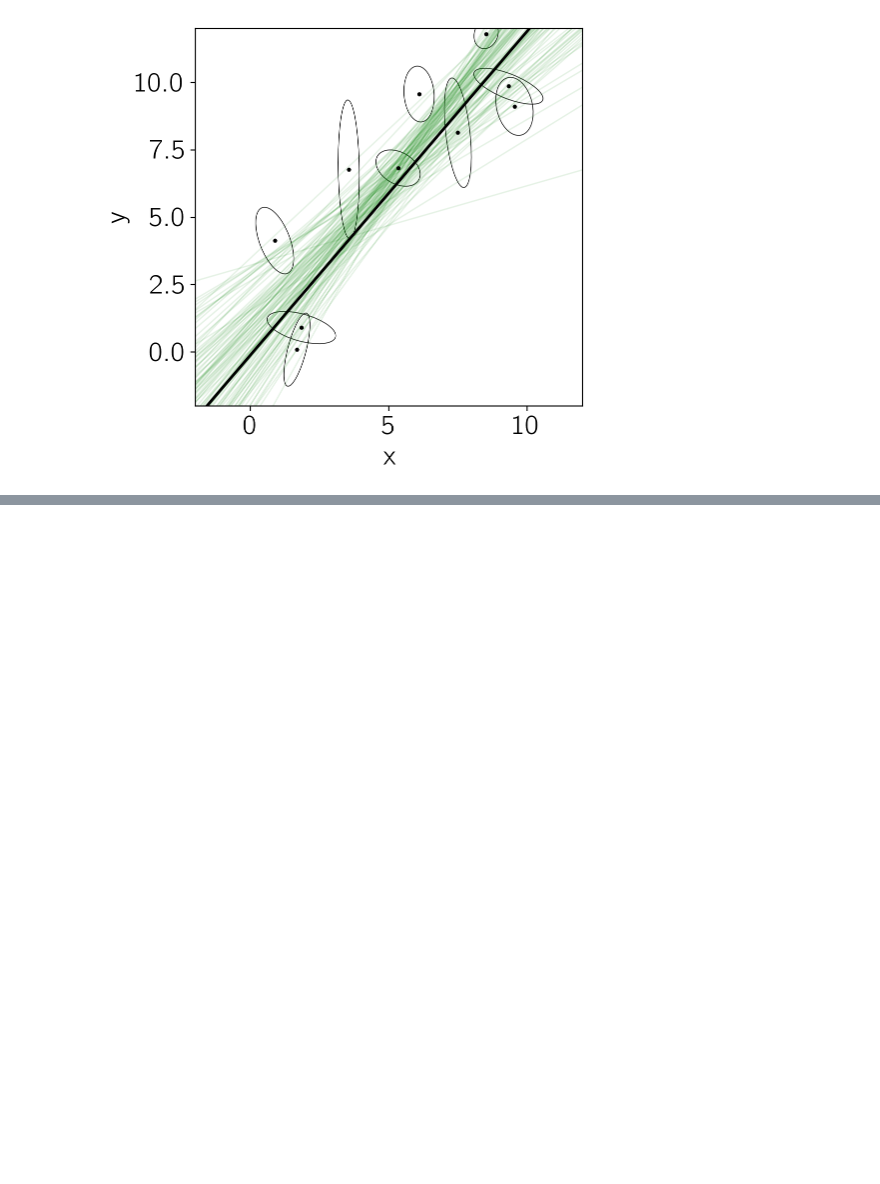
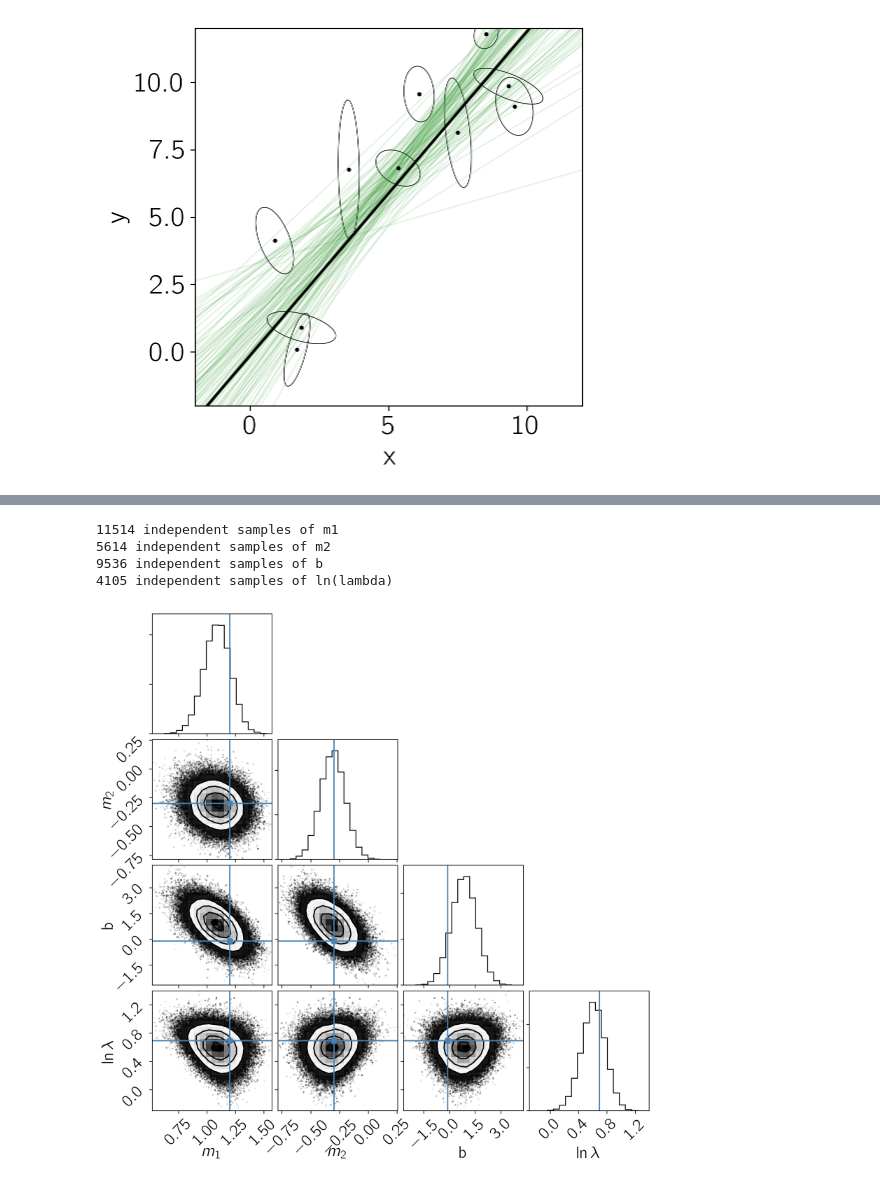
Before and after one commit to dfm/dfm.github.com, a Jupyter notebook: downloads/notebooks/fitting-a-plane.ipynb, the cells around one changed output, grey strips where cells are left out. Drawn from its saved outputs; the diff is of its cells as text; code cells hidden in the pictures; blank space fills up the shorter version.

```diff
--- a/downloads/notebooks/fitting-a-plane.ipynb
+++ b/downloads/notebooks/fitting-a-plane.ipynb
@@ -530,0 +597,42 @@ and also fit for $\lambda$.
+# %%
+def log_prob_D(params):
+    m = params[:2]
+    b, log_lambda = params[2:]
+    v = np.append(-m, 1.0)
+
+    # Enforce the log-uniform prior on lambda.
+    if not -5.0 < log_lambda < 5.0:
+        return -np.inf
+
+    # Compute \Sigma^2 and \Delta.
+    Sigma2 = np.dot(np.dot(S, v), v) + np.exp(2*log_lambda)
+    Delta = np.dot(X, v) - b
+
+    # Compute the log likelihood up to a constant.
+    ll = -0.5 * np.sum(Delta**2 / Sigma2 + np.log(Sigma2))
+    return ll
+
+# Run the MCMC.
+sampler_D = emcee.EnsembleSampler(nwalkers, 4, log_prob_D)
+p0 = np.append(m_true, [b_true, np.log(lambda_true)])
+p0 = p0 + 1e-4 * np.random.randn(nwalkers, len(p0))
+pos, _, _ = sampler_D.run_mcmc(p0, 500)
+sampler_D.reset()
+sampler_D.run_mcmc(pos, 5000)
+samples_D = sampler_D.flatchain
+
+tau = sampler_D.get_autocorr_time(c=4)
+nsamples = len(samples_D)
+print("{0:.0f} independent samples of m1".format(nsamples / tau[0]))
+print("{0:.0f} independent samples of m2".format(nsamples / tau[1]))
+print("{0:.0f} independent samples of b".format(nsamples / tau[2]))
+print("{0:.0f} independent samples of ln(lambda)".format(nsamples / tau[3]))
+
+corner.corner(samples_D, labels=["$m_1$", "$m_2$", "b", "$\ln\lambda$"],
+              truths=np.append(m_true, [b_true, np.log(lambda_true)]));
+# %% [output]
+11514 independent samples of m1
+5614 independent samples of m2
+9536 independent samples of b
+4105 independent samples of ln(lambda)
+[figure, added]
```
Also changed, not shown: parts of 5 cells of this notebook, 1 other file.
